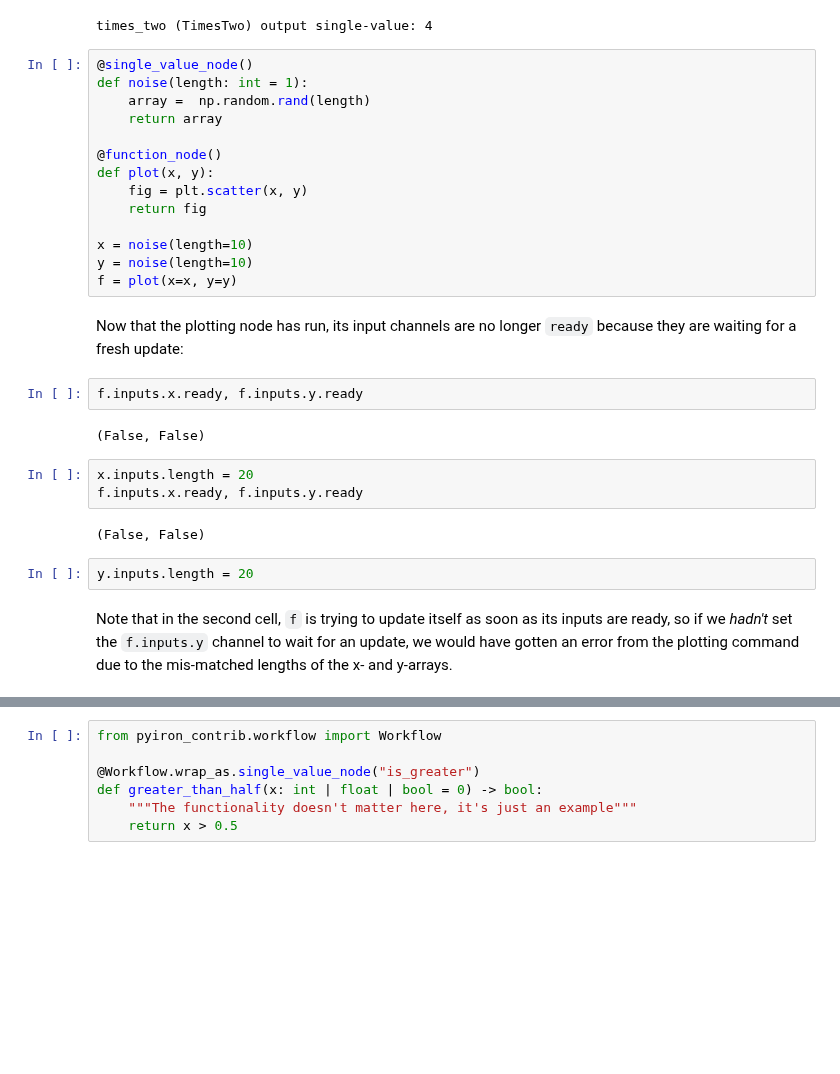
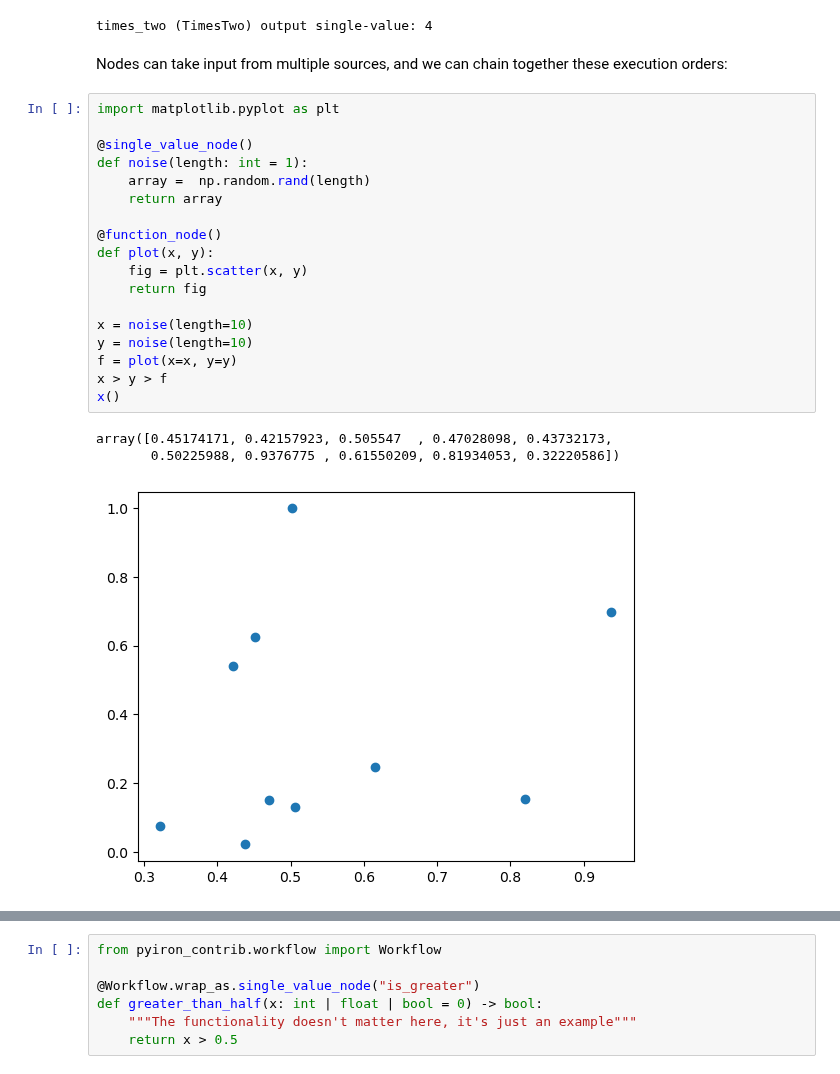
Before and after one commit to pyiron/pyiron_workflow, a Jupyter notebook: notebooks/workflow_example.ipynb, the cells around one changed output, grey strips where cells are left out. Cells and saved outputs as stored; diff of their text form; blank space fills up the shorter version.

```diff
--- a/notebooks/workflow_example.ipynb
+++ b/notebooks/workflow_example.ipynb
@@ -236,35 +231,30 @@ l.run()
 print(t2)
 # %% [output]
 times_two (TimesTwo) output single-value: 4
+# %% [markdown]
+Nodes can take input from multiple sources, and we can chain together these execution orders:
 # %%
+import matplotlib.pyplot as plt
+
 @single_value_node()
 def noise(length: int = 1):
     array =  np.random.rand(length)
     return array
 
 @function_node()
 def plot(x, y):
     fig = plt.scatter(x, y)
     return fig
 
 x = noise(length=10)
 y = noise(length=10)
 f = plot(x=x, y=y)
+x > y > f
+x()
+# %% [output]
+array([0.45174171, 0.42157923, 0.505547  , 0.47028098, 0.43732173,
+       0.50225988, 0.9376775 , 0.61550209, 0.81934053, 0.32220586])
+[figure, added]
-# %% [markdown]
-Now that the plotting node has run, its input channels are no longer `ready` because they are waiting for a fresh update:
-# %%
-f.inputs.x.ready, f.inputs.y.ready
-# %% [output]
-(False, False)
-# %%
-x.inputs.length = 20
-f.inputs.x.ready, f.inputs.y.ready
-# %% [output]
-(False, False)
-# %%
-y.inputs.length = 20
-# %% [markdown]
-Note that in the second cell, `f` is trying to update itself as soon as its inputs are ready, so if we _hadn't_ set the `f.inputs.y` channel to wait for an update, we would have gotten an error from the plotting command due to the mis-matched lengths of the x- and y-arrays.
 # %% [markdown]
 # Workflows
 
```
Also changed, not shown: parts of 22 cells of this notebook.
